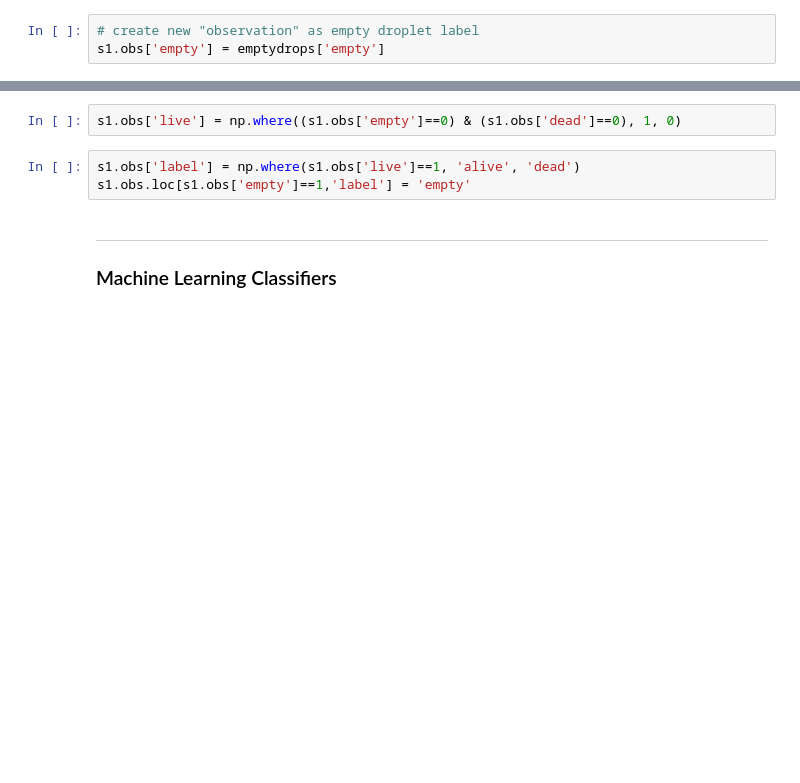
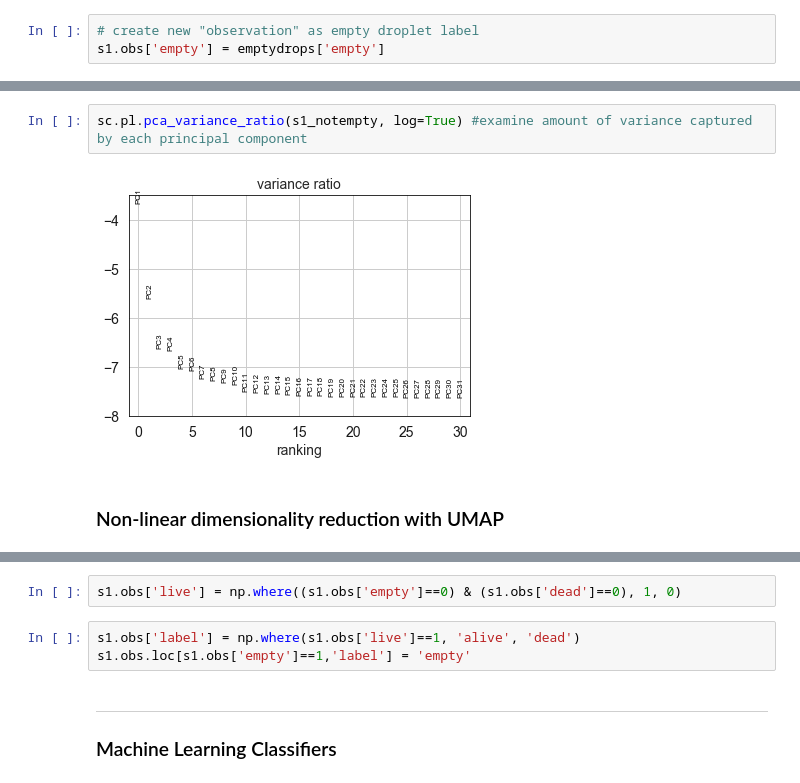
Before and after one commit to codyheiser/dropkick, a Jupyter notebook: QC_classifier_dev_CH.ipynb, the cells around one changed output, grey strips where cells are left out. Cells and saved outputs as stored; diff of their text form; blank space fills up the shorter version.

```diff
--- a/QC_classifier_dev_CH.ipynb
+++ b/QC_classifier_dev_CH.ipynb
@@ -83,0 +113,6 @@ s1.obs['empty'] = emptydrops['empty']
+# %%
+sc.pl.pca_variance_ratio(s1_notempty, log=True) #examine amount of variance captured by each principal component
+# %% [output]
+[figure, added]
+# %% [markdown]
+### Non-linear dimensionality reduction with UMAP
```
Also changed, not shown: parts of 68 cells of this notebook.
